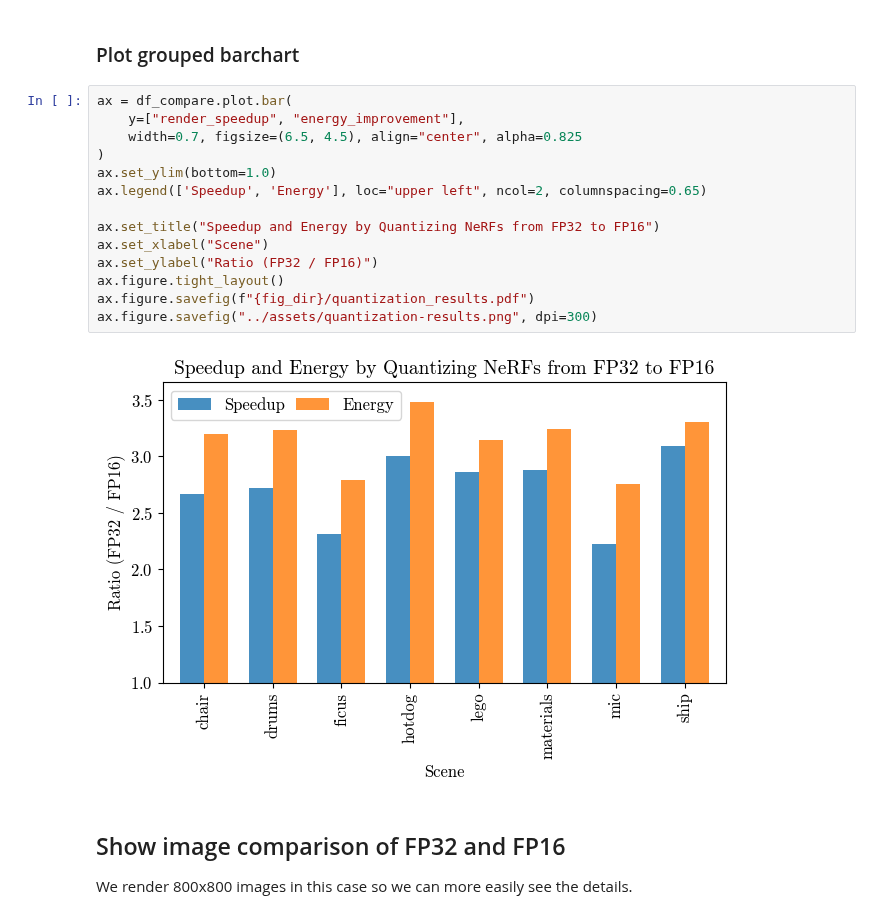
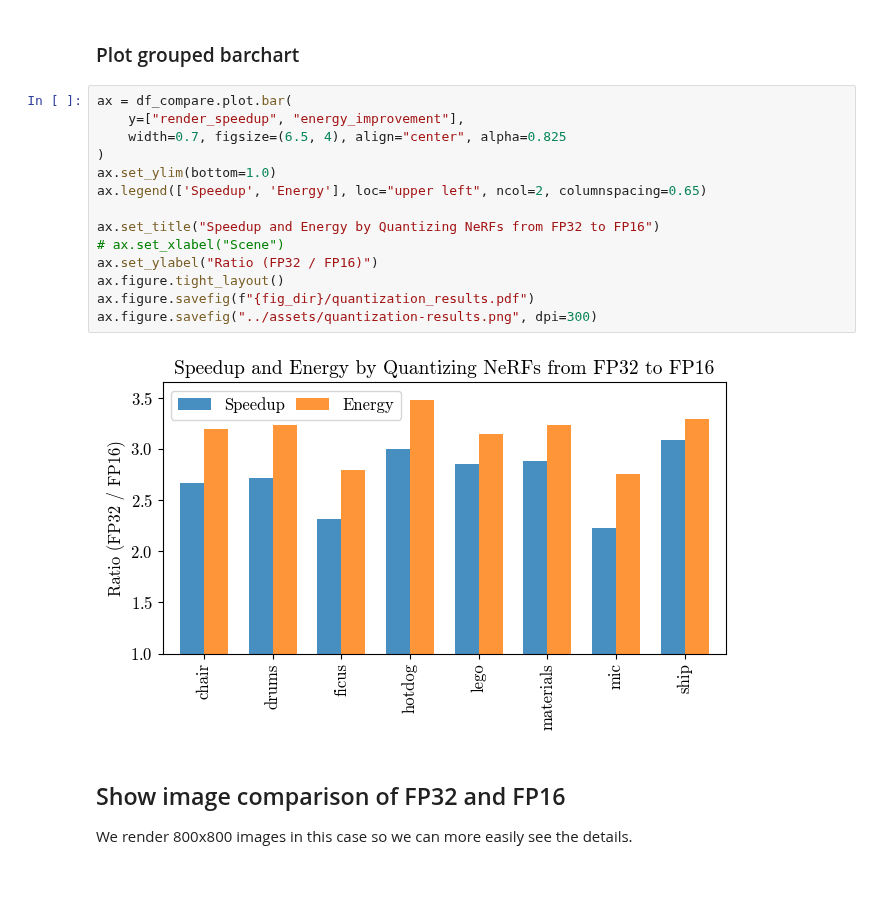
Before and after one commit to williamshen-nz/accelerating-nerfs, a Jupyter notebook: notebooks/Analyze Quantization.ipynb, the cells around one changed output. Drawn from its saved outputs; the diff is of its cells as text; blank space fills up the shorter version.

```diff
--- a/notebooks/Analyze Quantization.ipynb
+++ b/notebooks/Analyze Quantization.ipynb
@@ -128,19 +128,19 @@ Mean Energy Improvement: 3.141965769096344
 # %%
 ax = df_compare.plot.bar(
     y=["render_speedup", "energy_improvement"],
-    width=0.7, figsize=(6.5, 4.5), align="center", alpha=0.825
+    width=0.7, figsize=(6.5, 4), align="center", alpha=0.825
 )
 ax.set_ylim(bottom=1.0)
 ax.legend(['Speedup', 'Energy'], loc="upper left", ncol=2, columnspacing=0.65)
 
 ax.set_title("Speedup and Energy by Quantizing NeRFs from FP32 to FP16")
-ax.set_xlabel("Scene")
+# ax.set_xlabel("Scene")
 ax.set_ylabel("Ratio (FP32 / FP16)")
 ax.figure.tight_layout()
 ax.figure.savefig(f"{fig_dir}/quantization_results.pdf")
 ax.figure.savefig("../assets/quantization-results.png", dpi=300)
 # %% [output]
-[figure, old version]
+[figure, new version]
 # %% [markdown]
 ## Show image comparison of FP32 and FP16
 We render 800x800 images in this case so we can more easily see the details.
```
Also changed, not shown: 5 other files.
